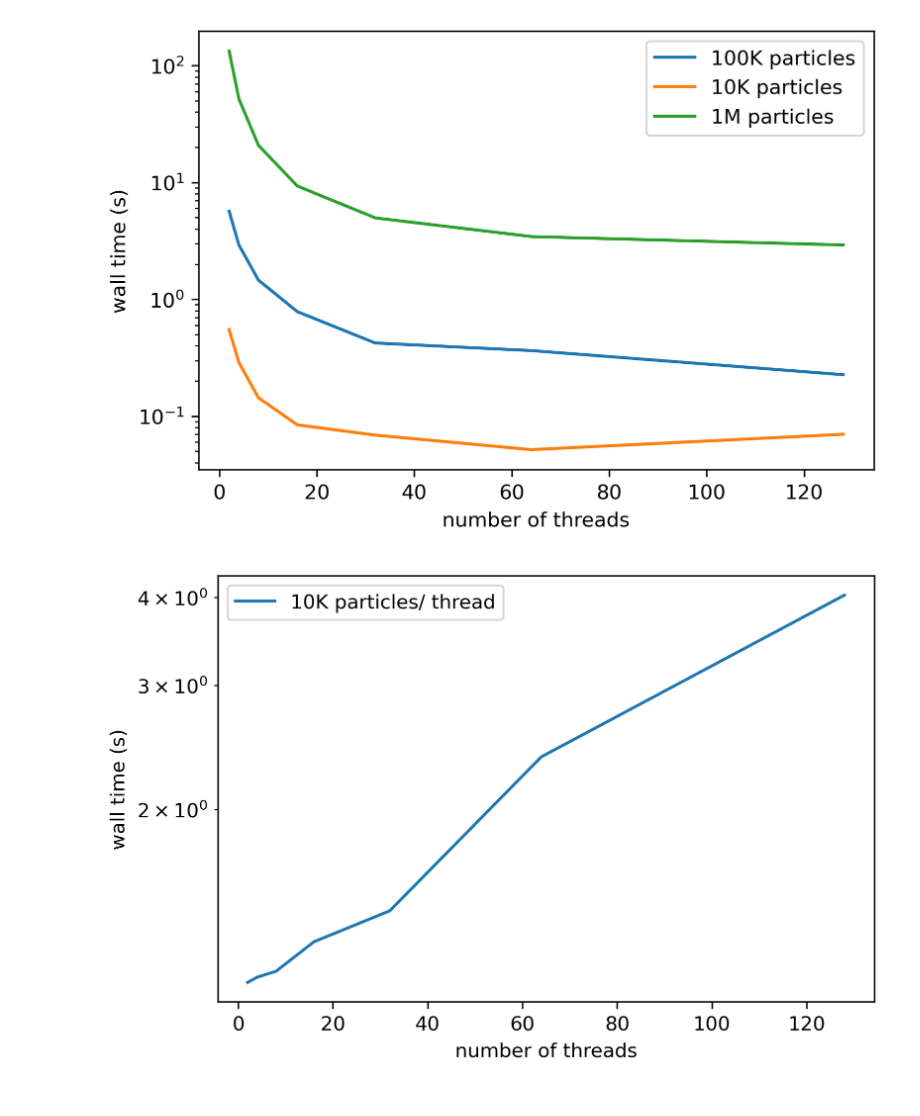
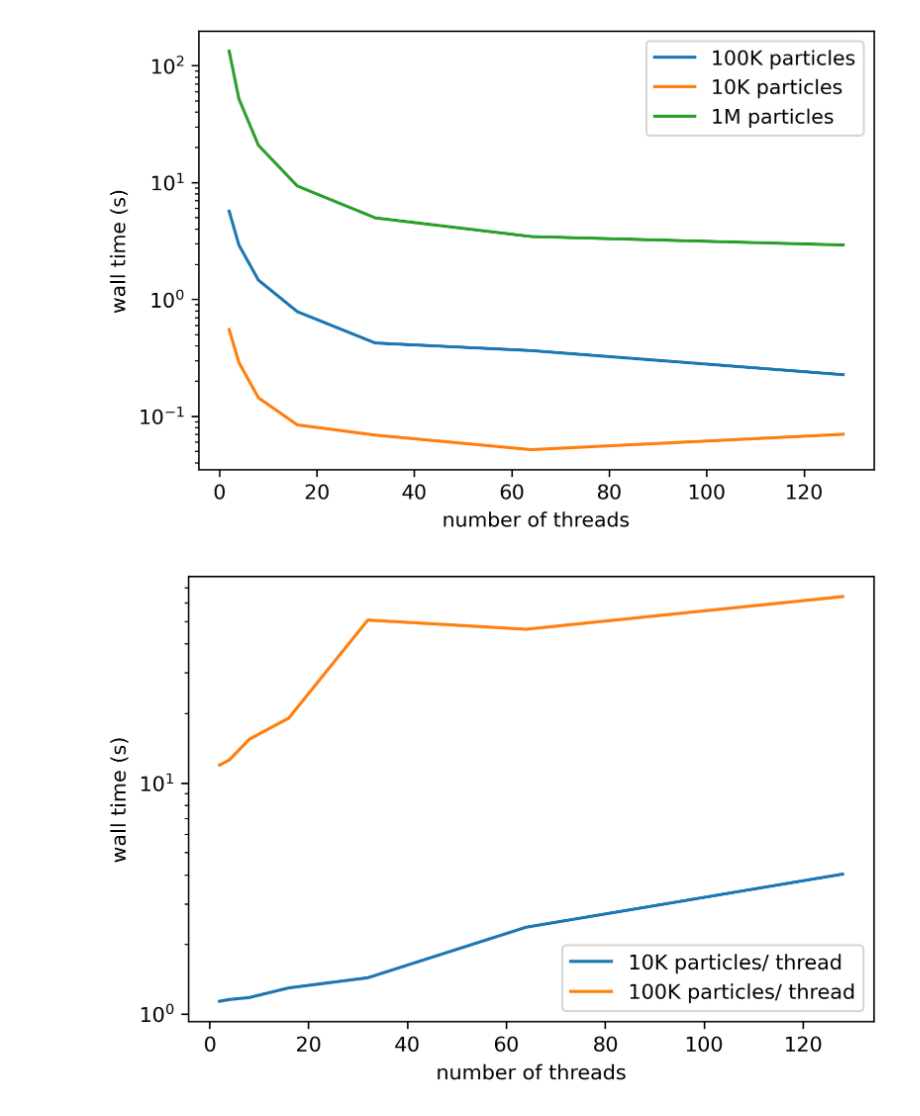
Before and after one commit to qnicolas/CS267-hw2.2, a Jupyter notebook: performances.ipynb, the cells around one changed output. Saved outputs shown, nothing was run; the diff lists cells and outputs as text; code cells hidden in the pictures.

```diff
--- a/performances.ipynb
+++ b/performances.ipynb
@@ -45,17 +45,18 @@ plt.show()
 # %%
 #weak scaling
 
 num_tasks = [128, 64, 32, 16, 8, 4, 2 ]
 time_10k_per_thread = [4.02965, 2.37535, 1.43594,  1.29777, 1.17861,  1.15585, 1.13636 ]
-# time_100k_per_thread = [15.432, 12.5685, 11.9382]
+time_100k_per_thread = [63.9645, 46.196, 50.6337, 19.063, 15.432, 12.5685, 11.9382]
 
 plt.figure(dpi=300)
 plt.semilogy(num_tasks, time_10k_per_thread, label='10K particles/ thread')
+plt.semilogy(num_tasks, time_100k_per_thread, label='100K particles/ thread')
 # plt.semilogy(num_tasks, time_10k, label='100K particles/ thread')
 # plt.loglog(n, n, linestyle='--')
 plt.xlabel('number of threads')
 plt.ylabel('wall time (s)')
 plt.legend()
 plt.show()
 # %% [output]
-[figure, old version]
+[figure, new version]
```
Also changed, not shown: parts of 2 cells of this notebook.
